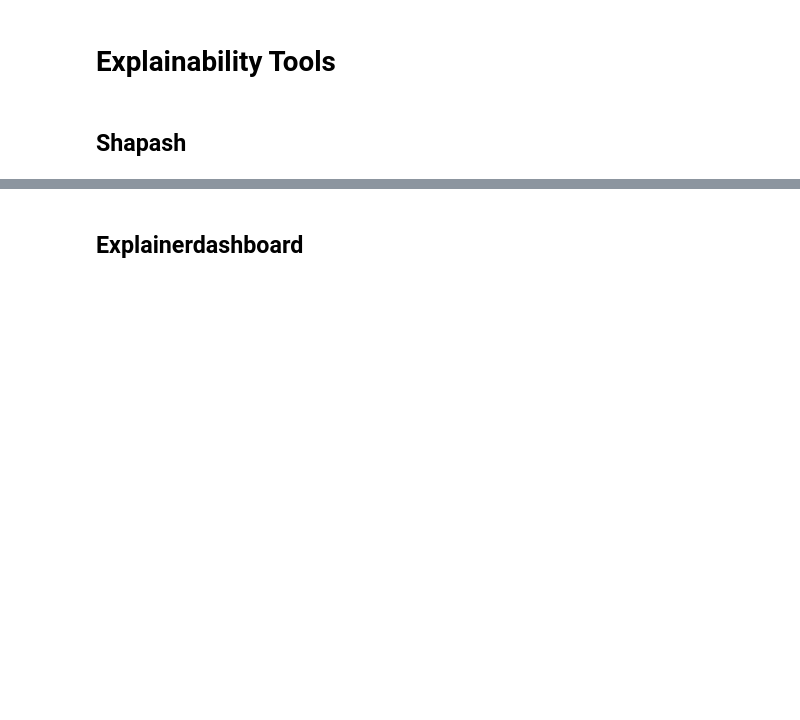
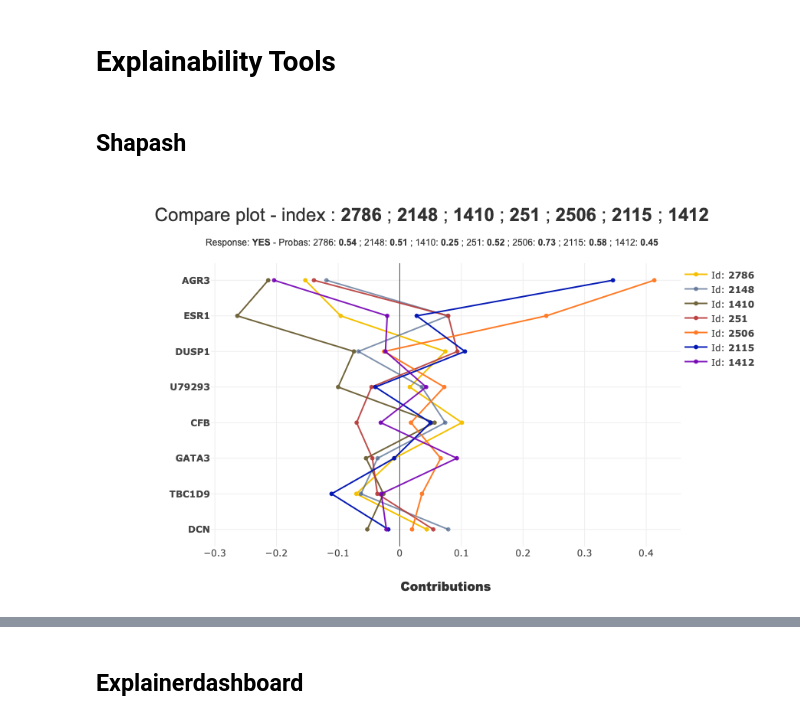
Before and after one commit to LamineTourelab/Tutorial, a Jupyter notebook: ExplainabilityAI/explainability_shap&lime.ipynb, the cells around one changed output, grey strips where cells are left out. Cells and saved outputs as stored; diff of their text form; code cells hidden in the pictures; blank space fills up the shorter version.

```diff
--- a/ExplainabilityAI/explainability_shap&lime.ipynb
+++ b/ExplainabilityAI/explainability_shap&lime.ipynb
@@ -136,7 +368,7 @@ shap.plots.beeswarm(shap_values, max_display=8)
 # %% [markdown]
 ## Shapash
 # %%
-response_dict = {0: 'WT', 1:'MUT'}
+response_dict = {0: 'NO', 1:'YES'}
 # %%
 #!pip install shapash
 # %%
@@ -163,10 +395,12 @@ xpl.compile(
 # %%
 xpl.plot.features_importance(max_features=10, label=1)
 xpl.plot.scatter_plot_prediction()
 #y_pred
 xpl.filter(max_contrib=10)
-xpl.plot.local_plot(index=334, label='MUT')
+xpl.plot.local_plot(index=334, label='YES')
 xpl.plot.compare_plot(row_num=[0, 1, 2, 3, 4, 5, 6], max_features=8)
+# %% [output]
+[figure, added]
 # %%
 #Start WebApp
 app = xpl.run_app(port=8850, title_story='Explanation')
```
Also changed, not shown: parts of 58 cells of this notebook, 1 other file.
